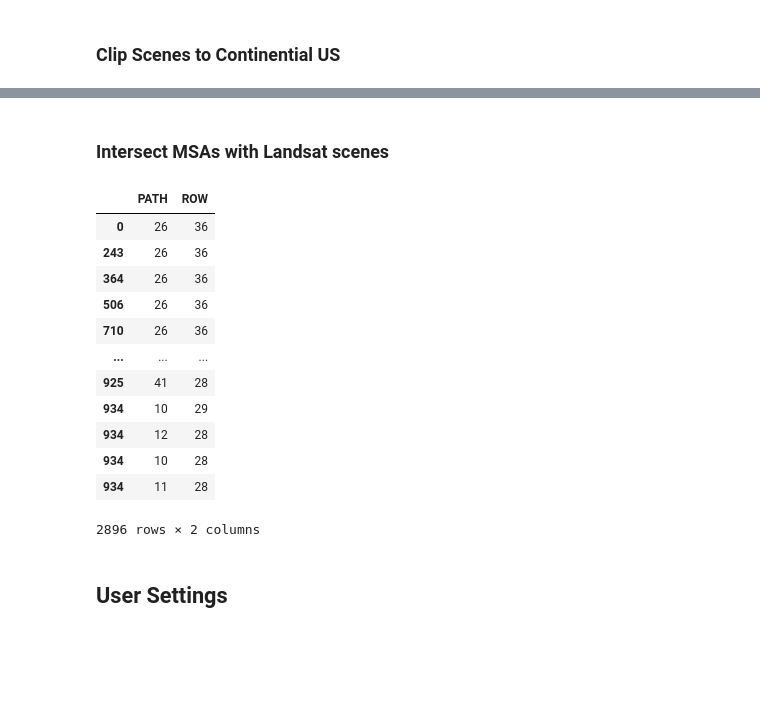
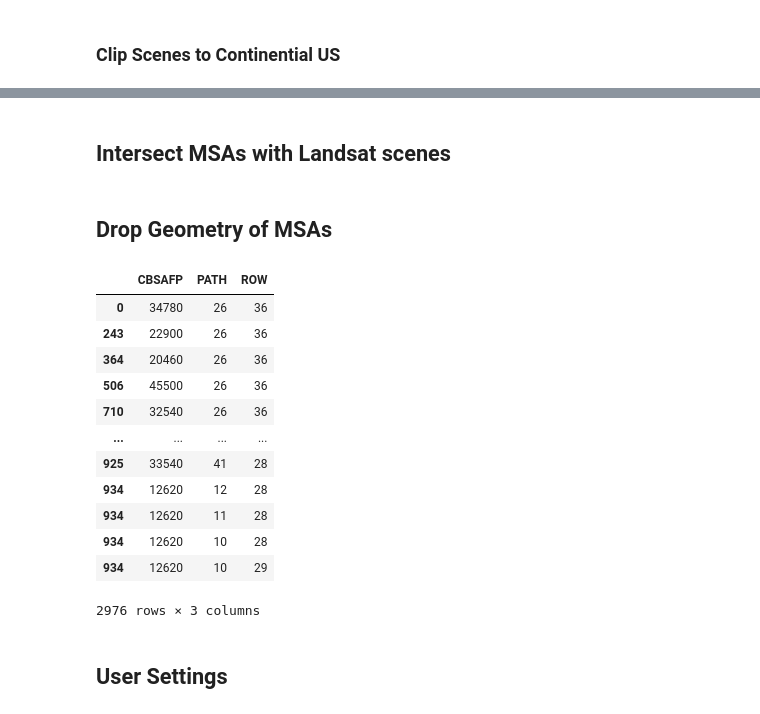
Before and after one commit to easierdata/easier, a Jupyter notebook: code/Pynotebooks/user_access_simulation.ipynb, the cells around one changed output, grey strips where cells are left out. Drawn from its saved outputs; the diff is of its cells as text; code cells hidden in the pictures; blank space fills up the shorter version.

```diff
--- a/code/Pynotebooks/user_access_simulation.ipynb
+++ b/code/Pynotebooks/user_access_simulation.ipynb
@@ -41,24 +44,27 @@ landsat_scenes_clipped_rows_paths = landsat_scenes_clipped[["PATH", "ROW"]]
 # %% [markdown]
-### Intersect MSAs with Landsat scenes
+## Intersect MSAs with Landsat scenes
 # %%
-msa_boundaries_intersect= gpd.sjoin(msa_boundaries, landsat_scenes_clipped, how="inner", op="intersects")
-msa_boundaries_intersect_rows_paths = msa_boundaries_intersect[["PATH", "ROW"]]
+msa_boundaries_intersect= gpd.sjoin(msa_boundaries_truncated, landsat_scenes_clipped, how="inner", op="intersects")
-# %%
-msa_boundaries_intersect_rows_paths
-# %% [output]
-|  | PATH | ROW |
-| 0 | 26 | 36 |
-| 243 | 26 | 36 |
-| 364 | 26 | 36 |
-| 506 | 26 | 36 |
-| 710 | 26 | 36 |
-| ... | ... | ... |
-| 925 | 41 | 28 |
-| 934 | 10 | 29 |
-| 934 | 12 | 28 |
-| 934 | 10 | 28 |
-| 934 | 11 | 28 |
-2896 rows × 2 columns
+# %% [markdown]
+## Drop Geometry of MSAs
+# %%
+msa_boundaries_intersect_drop_geom = msa_boundaries_intersect[["CBSAFP", "PATH", "ROW"]]
+# %%
+msa_boundaries_intersect_drop_geom
+# %% [output]
+|  | CBSAFP | PATH | ROW |
+| 0 | 34780 | 26 | 36 |
+| 243 | 22900 | 26 | 36 |
+| 364 | 20460 | 26 | 36 |
+| 506 | 45500 | 26 | 36 |
+| 710 | 32540 | 26 | 36 |
+| ... | ... | ... | ... |
+| 925 | 33540 | 41 | 28 |
+| 934 | 12620 | 12 | 28 |
+| 934 | 12620 | 11 | 28 |
+| 934 | 12620 | 10 | 28 |
+| 934 | 12620 | 10 | 29 |
+2976 rows × 3 columns
 # %% [markdown]
 ## User Settings
 # %%
```
Also changed, not shown: parts of 13 cells of this notebook.
